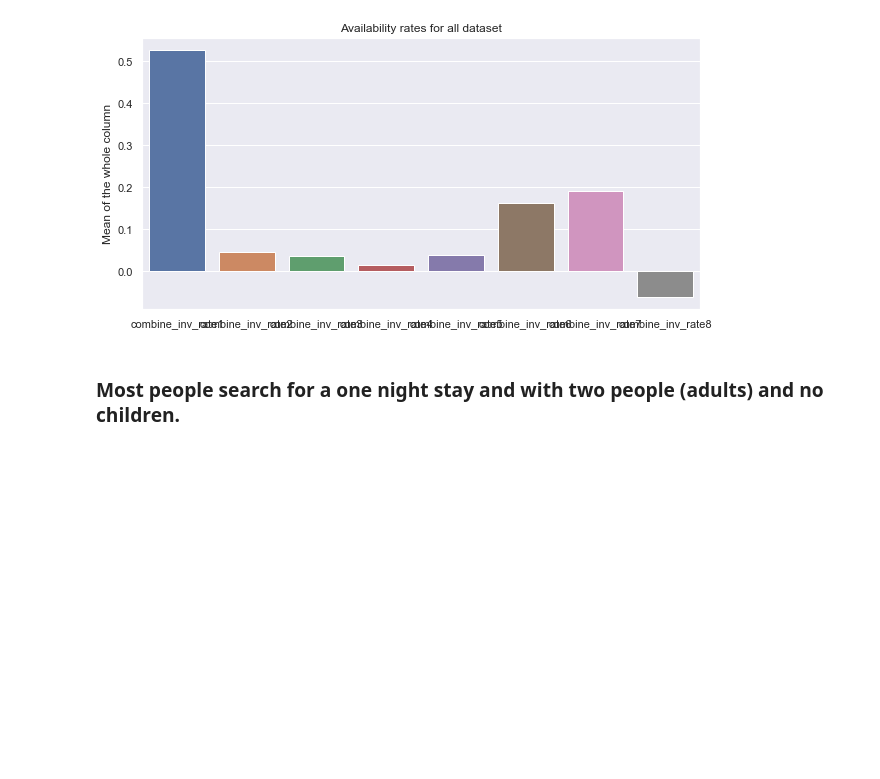
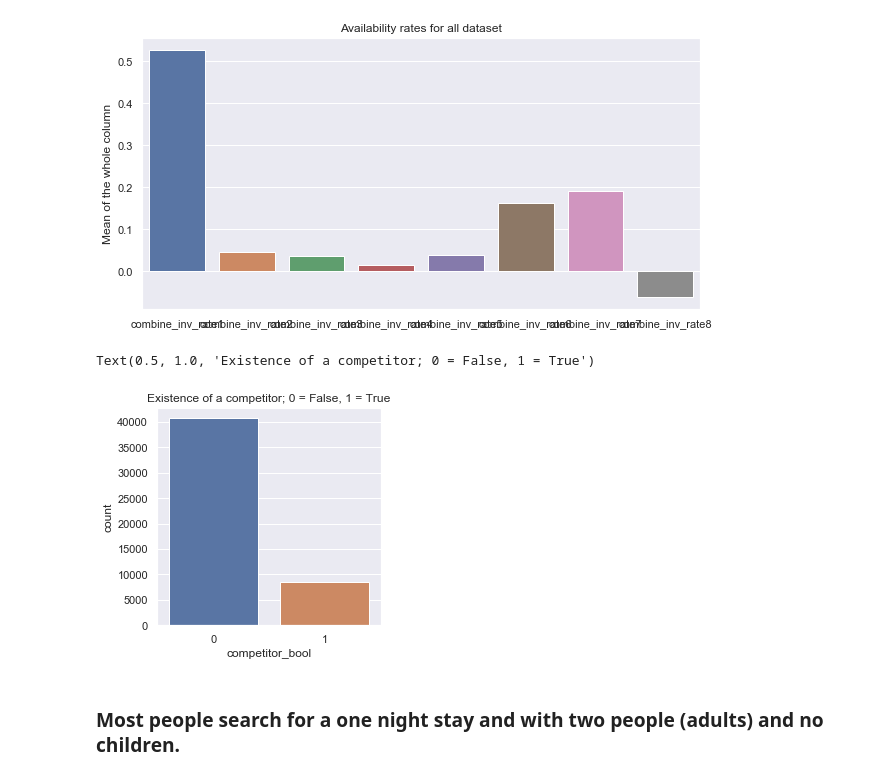
Before and after one commit to NatasjaWezel/DataMiningTechniques, a Jupyter notebook: Assignment2/rebecca_eda.ipynb, the cells around one changed output. Saved outputs shown, nothing was run; the diff lists cells and outputs as text; code cells hidden in the pictures; blank space fills up the shorter version.

```diff
--- a/Assignment2/rebecca_eda.ipynb
+++ b/Assignment2/rebecca_eda.ipynb
@@ -90,3 +89,23 @@ total_diff = []
 showcompareplot(compare_cols_total, total_diff, "Availability rates for all dataset")
 # %% [output]
 [figure]
+# %%
+# Make a new column for when there exists a competitor
+competitor_bools = []
+
+for index, row in df.iterrows():
+    comp_bool = 0
+
+    # compare_cols_total exists of a column of data from comp_rate and comp_inv,
+    # so, a combination of competitor price and room-availability.
+    for competitor in compare_cols_total:
+        if row[competitor] == 1:
+            comp_bool = 1
+    competitor_bools.append(comp_bool)
+df["competitor_bool"] = competitor_bools
+# %%
+plt.figure(figsize=(4, 4))
+sns.countplot(x="competitor_bool", data=df).set_title("Existence of a competitor; 0 = False, 1 = True")
+# %% [output]
+Text(0.5, 1.0, 'Existence of a competitor; 0 = False, 1 = True')
+[figure, added]
```
Also changed, not shown: parts of 7 cells of this notebook, 1 other file.
